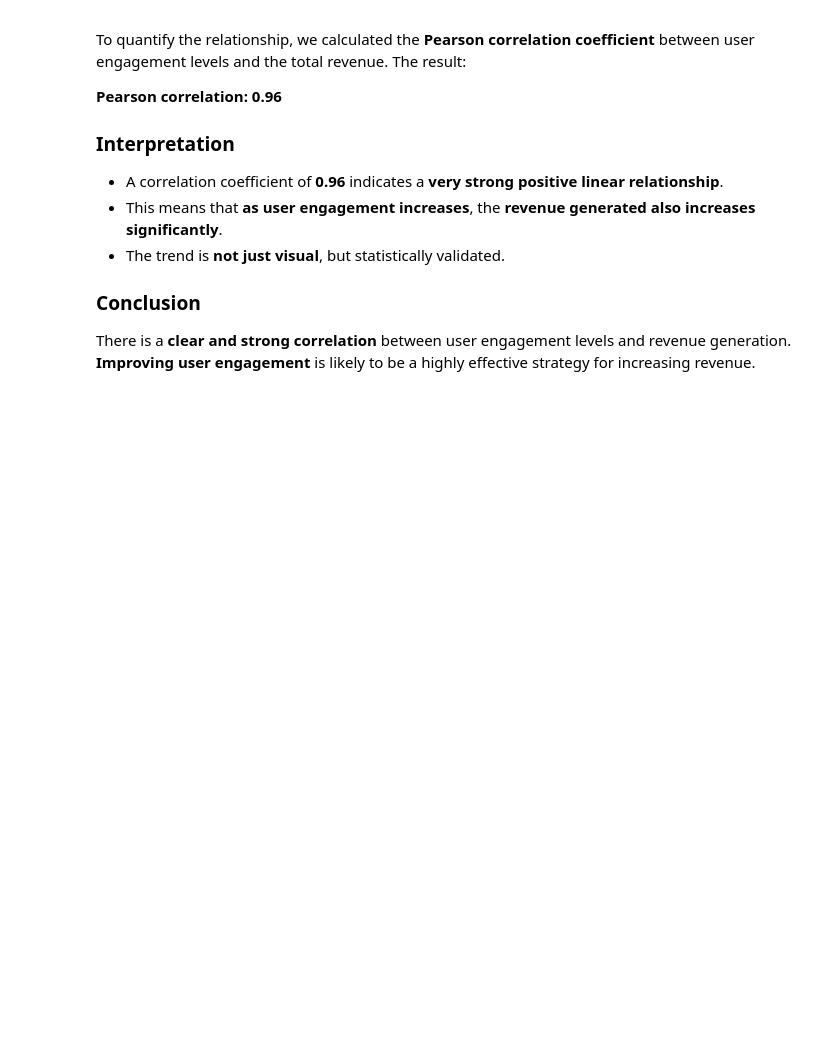
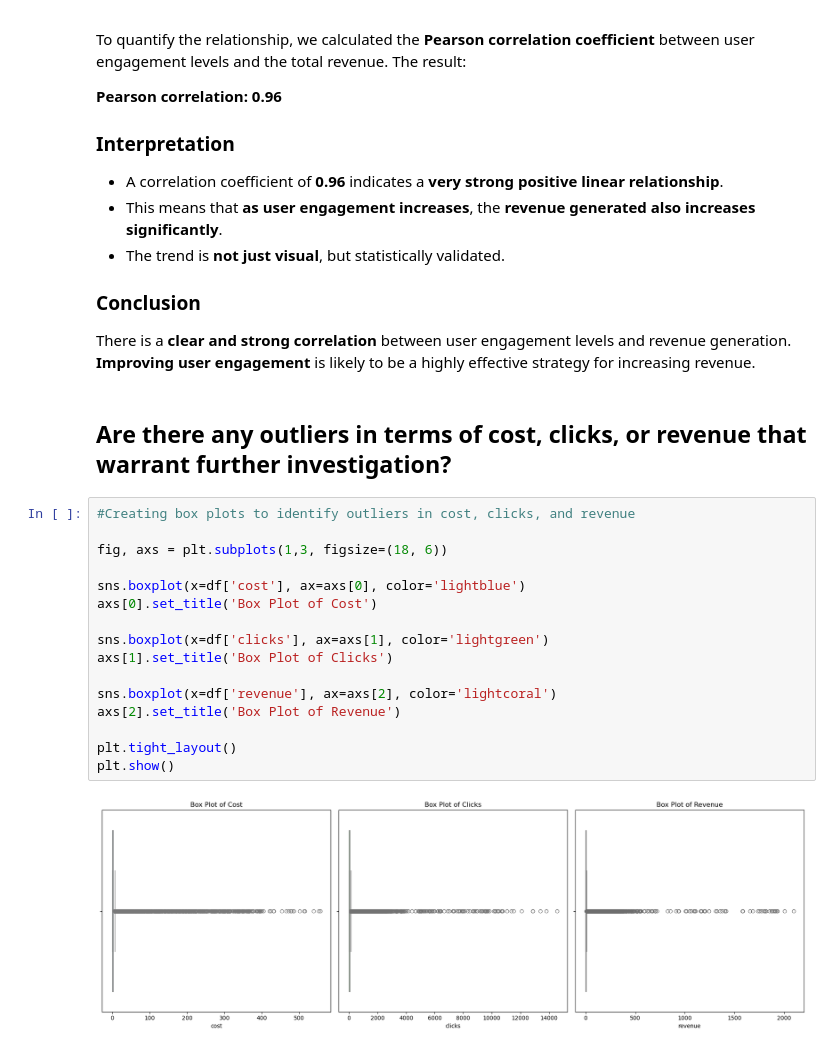
Before and after one commit to Tanush-IIITH/Projects, a Jupyter notebook: Online_Ads_DS/main.ipynb, the cells around one changed output. Cells and saved outputs as stored; diff of their text form; blank space fills up the shorter version.

Commit message:
Add click, revenue and cost outlier analysis

```diff
--- a/Online_Ads_DS/main.ipynb
+++ b/Online_Ads_DS/main.ipynb
@@ -976,3 +976,23 @@ To quantify the relationship, we calculated the **Pearson correlation coefficien
 ### Conclusion
 
 There is a **clear and strong correlation** between user engagement levels and revenue generation. **Improving user engagement** is likely to be a highly effective strategy for increasing revenue.
+# %% [markdown]
+## Are there any outliers in terms of cost, clicks, or revenue that warrant further investigation?
+# %%
+#Creating box plots to identify outliers in cost, clicks, and revenue
+
+fig, axs = plt.subplots(1,3, figsize=(18, 6))
+
+sns.boxplot(x=df['cost'], ax=axs[0], color='lightblue')
+axs[0].set_title('Box Plot of Cost')
+
+sns.boxplot(x=df['clicks'], ax=axs[1], color='lightgreen')
+axs[1].set_title('Box Plot of Clicks')
+
+sns.boxplot(x=df['revenue'], ax=axs[2], color='lightcoral')
+axs[2].set_title('Box Plot of Revenue')
+
+plt.tight_layout()
+plt.show()
+# %% [output]
+[figure, added]
```
Also changed, not shown: parts of 3 cells of this notebook.
